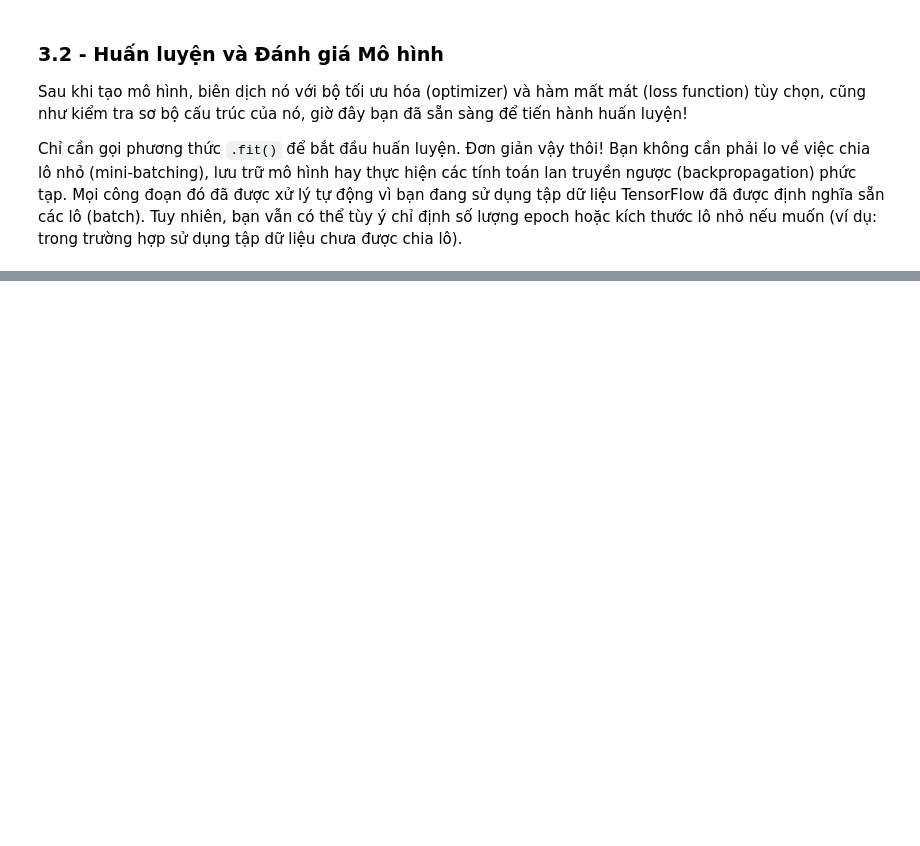
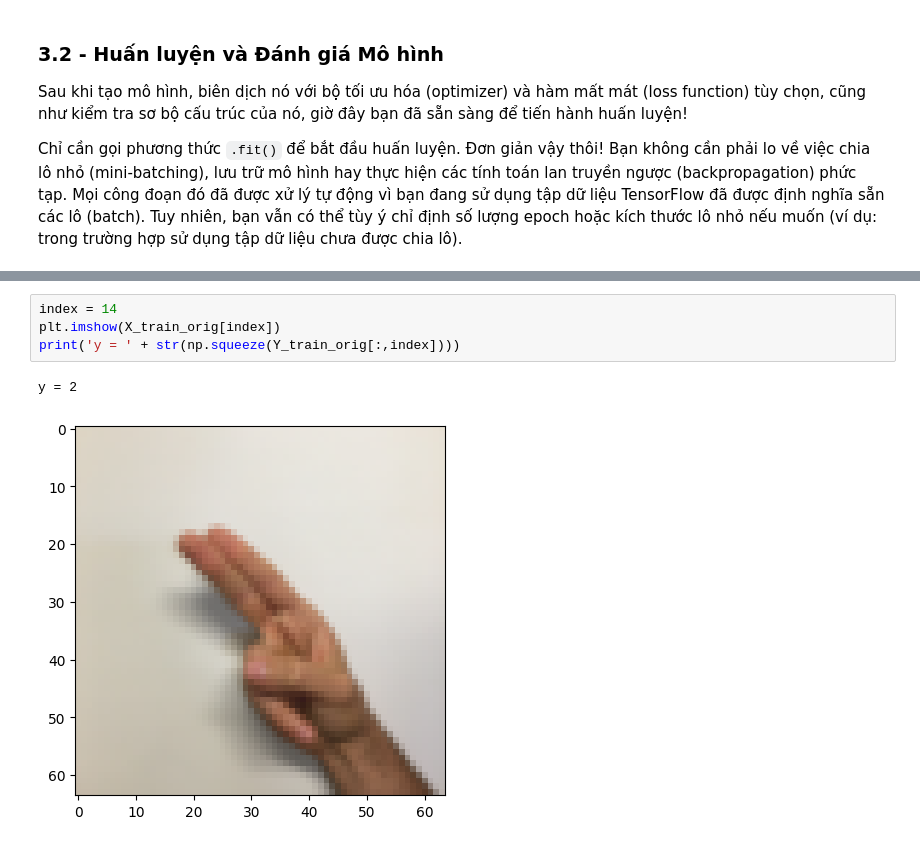
Before and after one commit to tuanldda06/deep-learning-specialization, a Jupyter notebook: dls-c4/C4-Convolutional Neural Networks/week1/W1A2/code.ipynb, the cells around one changed output, grey strips where cells are left out. Saved outputs shown, nothing was run; the diff lists cells and outputs as text; blank space fills up the shorter version.

```diff
--- a/dls-c4/C4-Convolutional Neural Networks/week1/W1A2/code.ipynb
+++ b/dls-c4/C4-Convolutional Neural Networks/week1/W1A2/code.ipynb
@@ -279,0 +326,7 @@ Detected at node StatefulPartitionedCall defined at (most recent call last):
+# %%
+index = 14
+plt.imshow(X_train_orig[index])
+print('y = ' + str(np.squeeze(Y_train_orig[:,index])))
+# %% [output]
+y = 2
+[figure, added]
```
Also changed, not shown: parts of 26 cells of this notebook.
